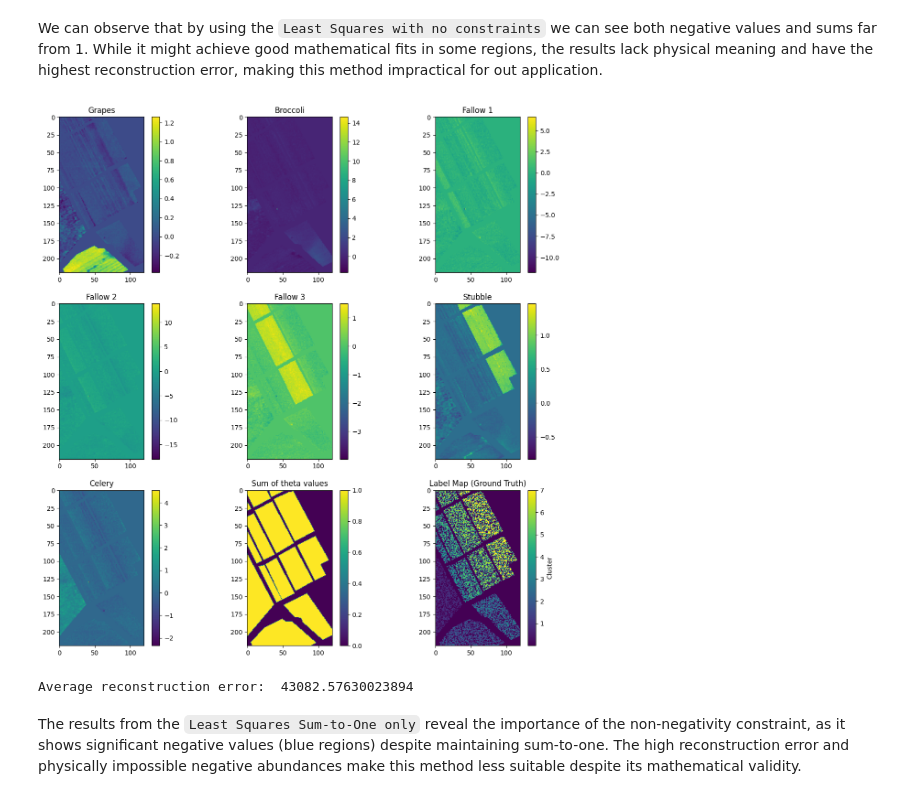
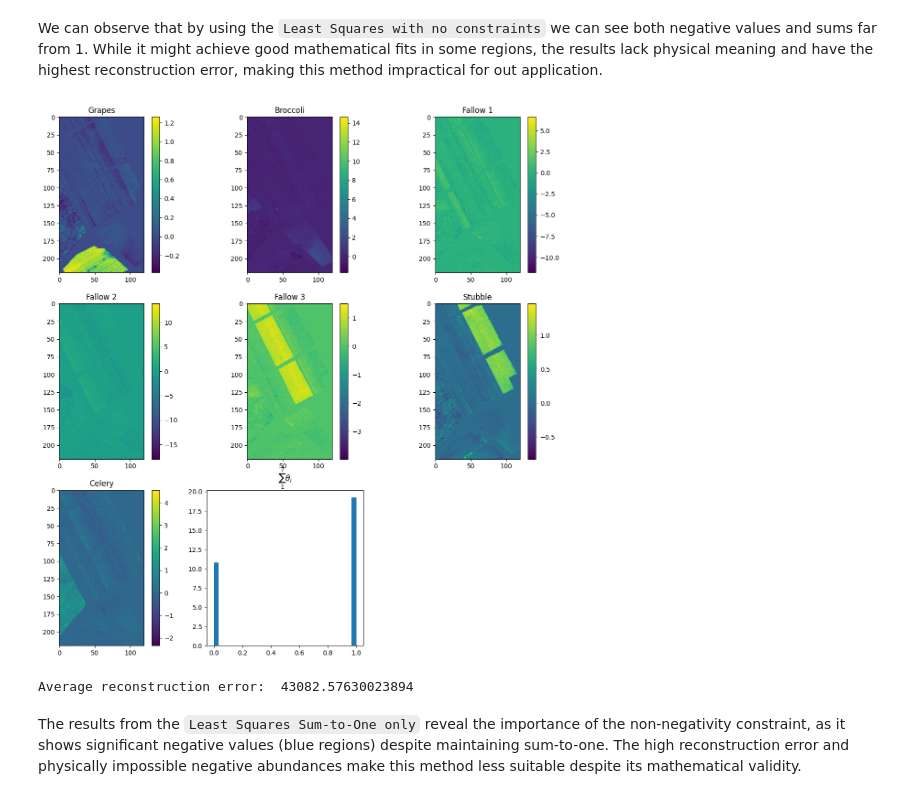
Before and after one commit to miketheofan/msc-in-data-science, a Jupyter notebook: Project_AUEB.ipynb, the cells around one changed output. Saved outputs shown, nothing was run; the diff lists cells and outputs as text; code cells hidden in the pictures.

Commit message:
Fixed minor things and added new plots for easier understanding of the results.

```diff
--- a/Project_AUEB.ipynb
+++ b/Project_AUEB.ipynb
@@ -167,20 +167,21 @@ def plot_abundance_map(abundance_map,  materials):
         axes[i].set_title(f'{materials[i+1]}')
         plt.colorbar(im, ax=axes[i])
 
-    # Sum the thetas for each pixel
-    sum_abundance_map = np.sum(abundance_map, axis=2, keepdims=True)
+    # Plot the sum of the theta values
+    axes[7].hist(np.sum(abundance_map.reshape(
+        abundance_map.shape[0] * abundance_map.shape[1], abundance_map.shape[2]), axis=1),
+        density=True,
+        bins=30)
 
-    # Plot the sum of the theta values
-    im = axes[7].imshow(sum_abundance_map[:, :, 0])
-    axes[7].set_title(f'Sum of theta values')
-    plt.colorbar(im, ax=axes[7])
+    axes[7].set_title('$\sum_1^7 \\theta_i$')
+    axes[8].axis('off')
 
-    # Plot the ground truth labels
-    im = axes[8].imshow(Training_Set)
-    axes[8].set_title('Label Map (Ground Truth)')
-    cbar = plt.colorbar(im, ticks=np.arange(1, len(materials) + 1))
-    cbar.set_label("Cluster")
-    cbar.set_ticklabels(materials)
+    # # Plot the ground truth labels
+    # im = axes[8].imshow(Training_Set)
+    # axes[8].set_title('Label Map (Ground Truth)')
+    # cbar = plt.colorbar(im, ticks=np.arange(1, len(materials) + 1))
+    # cbar.set_label("Cluster")
+    # cbar.set_ticklabels(materials)
 
     plt.show()
 # %%
@@ -195,10 +196,12 @@ materials = {
     7: 'Celery'
 }
 errors_df = pd.DataFrame()
+abundance_maps = {}
 # %%
 # Run the unmixing and plot the results
 abundance_map, reconstruction_error = unmix_matrix(endmembers, HSI, labels)
 plot_abundance_map(abundance_map, materials)
 print("Average reconstruction error: ", reconstruction_error)
 errors_df.loc[0, 'Least Square'] = round(reconstruction_error, 2)
+abundance_maps['Least Squares'] = abundance_map
 # %% [output]
@@ -209,11 +212,12 @@ We can observe that by using the `Least Squares with no constraints` we can see
 # %%
 # Run the unmixing and plot the results
 abundance_map, reconstruction_error = unmix_matrix(endmembers, HSI, labels, "Least Squares Sum-to-One")
 plot_abundance_map(abundance_map, materials)
 print("Average reconstruction error: ", reconstruction_error)
 errors_df.loc[0, 'Sum-to-One'] = round(reconstruction_error, 2)
+abundance_maps['Sum-to-One'] = abundance_map
 # %% [output]
-[figure, old version]
+[figure, new version]
 Average reconstruction error:  43082.57630023894
 # %% [markdown]
 The results from the `Least Squares Sum-to-One only` reveal the importance of the non-negativity constraint, as it shows significant negative values (blue regions) despite maintaining sum-to-one. The high reconstruction error and physically impossible negative abundances make this method less suitable despite its mathematical validity.
```
Also changed, not shown: parts of 8 cells of this notebook.
